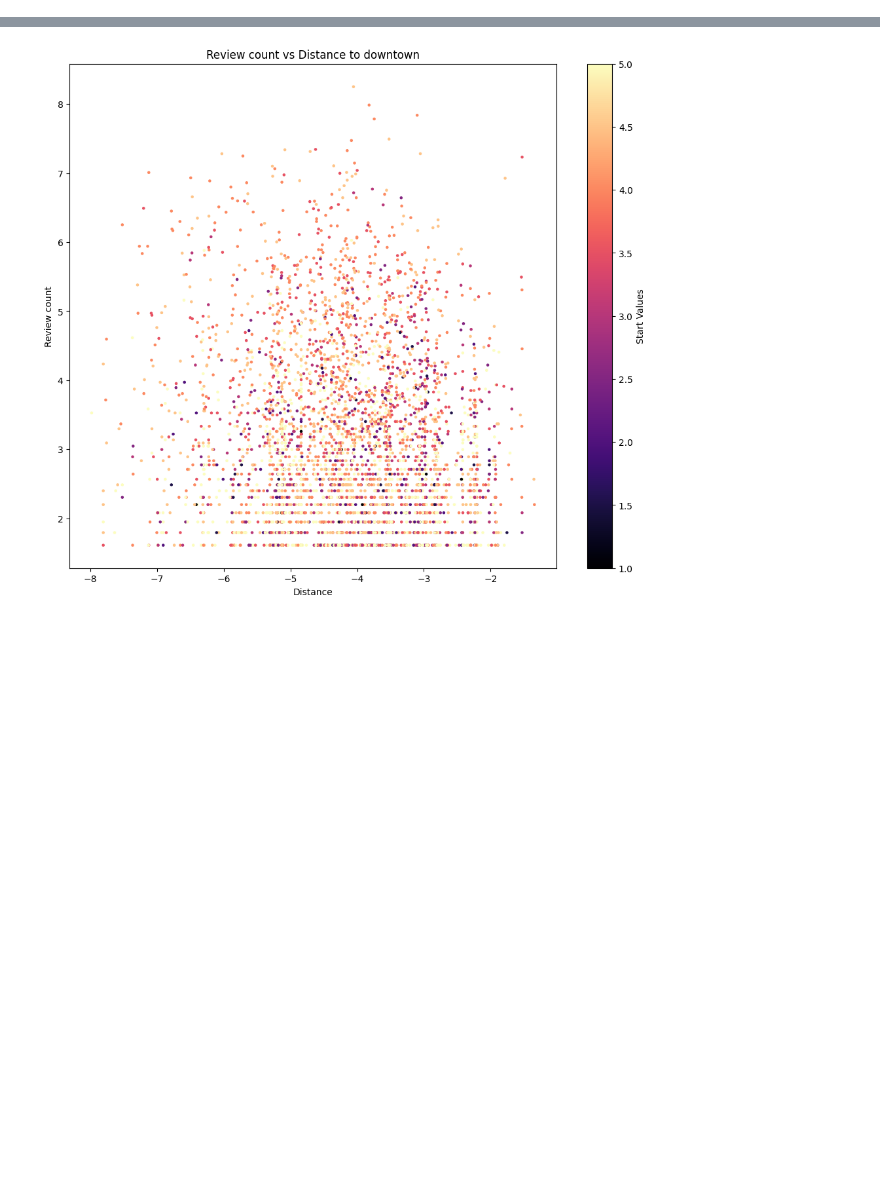
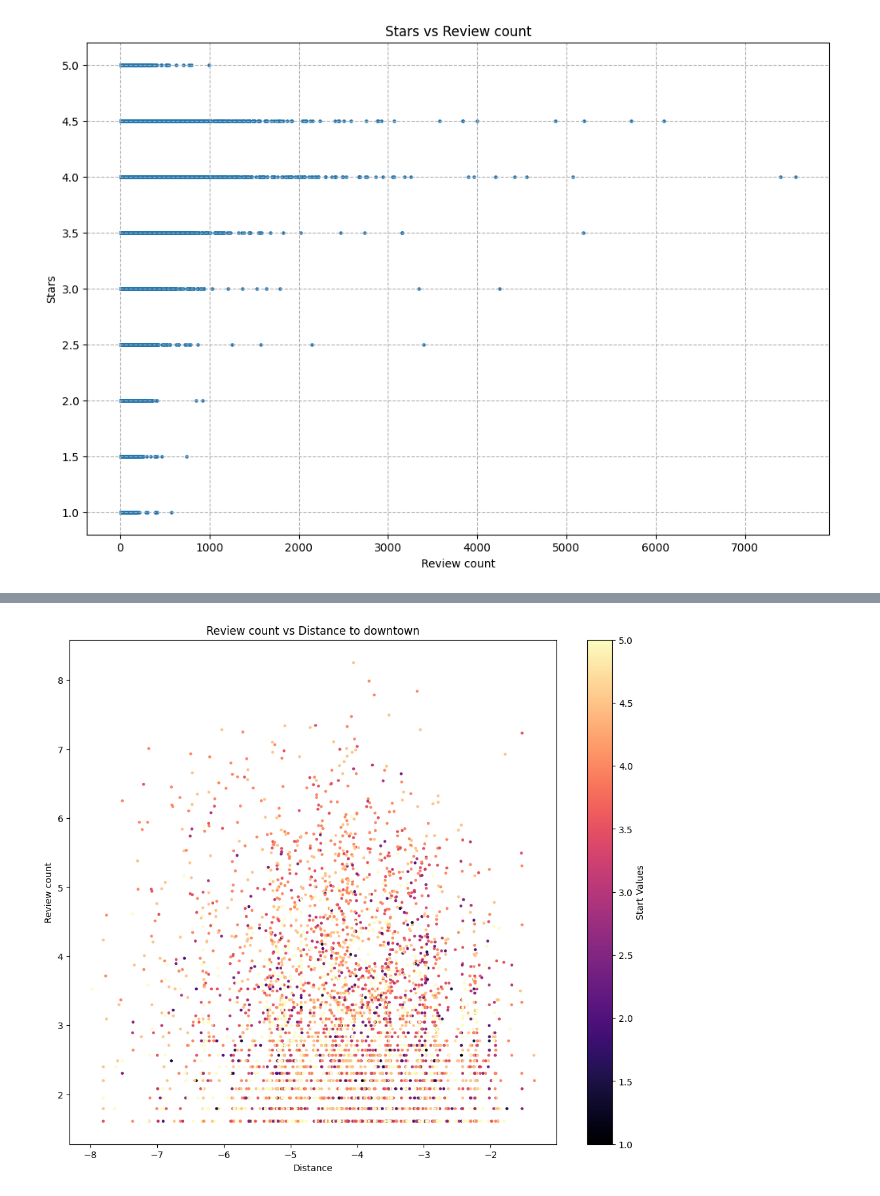
Before and after one commit to yyang35/datascience-capstone-project, a Jupyter notebook: yelp_dataset_distance.ipynb, the cells around one changed output, grey strips where cells are left out. Saved outputs shown, nothing was run; the diff lists cells and outputs as text; code cells hidden in the pictures; blank space fills up the shorter version.

```diff
--- a/yelp_dataset_distance.ipynb
+++ b/yelp_dataset_distance.ipynb
@@ -93,0 +76,16 @@ plt.show()
+# %%
+import matplotlib.pyplot as plt
+
+plt.figure(figsize=(12, 8))
+
+plt.ylabel('Stars')
+plt.xlabel('Review count')
+plt.title('Stars vs Review count')
+plt.grid(True, linestyle='--')
+
+plt.scatter( df['review_count'], df['stars'], s=5)
+
+
+plt.show()
+# %% [output]
+[figure, added]
```
Also changed, not shown: parts of 17 cells of this notebook, 1 other file.
